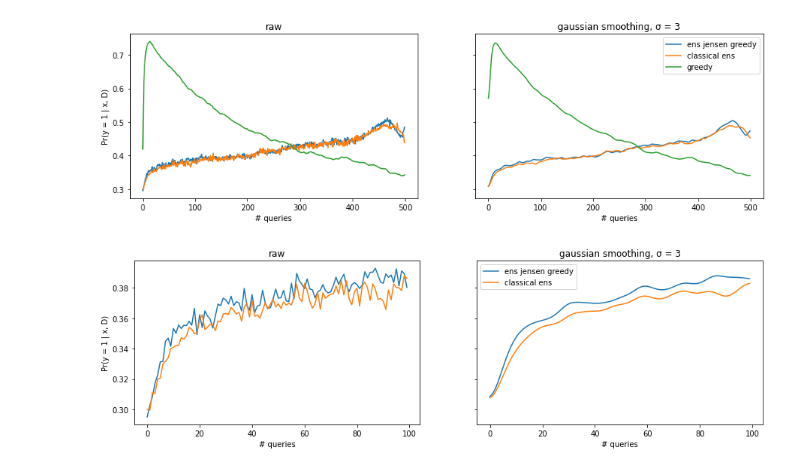
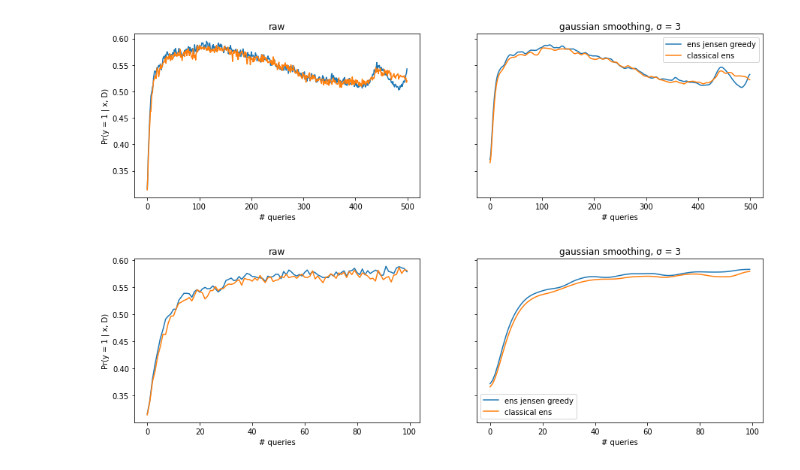
Before and after one commit to KrisNguyen135/diverse_as, a Jupyter notebook: notebooks/Performance/Drug queried probabilities.ipynb, the cells around one changed output. Drawn from its saved outputs; the diff is of its cells as text; code cells hidden in the pictures.

```diff
--- a/notebooks/Performance/Drug queried probabilities.ipynb
+++ b/notebooks/Performance/Drug queried probabilities.ipynb
@@ -16,10 +16,16 @@ num_exps = 120
 num_repeats_per_exp = 5
 
 policies = [
+    'ens jensen greedy_500',
+    'classical ens_500',
+    # 'greedy'
+]
+names = [
     'ens jensen greedy',
     'classical ens',
-    'greedy'
+    # 'greedy'
 ]
+assert len(policies) == len(names)
 
 n_classes = group_size + 1
 init_size = 1
@@ -53,28 +59,28 @@ squeezed_probs = probs.reshape(
 # %%
 sigma = 3
 
 fig, ax = plt.subplots(1, 2, figsize=(15, 4), sharey=True)
 
 for p_ind, policy in enumerate(policies):
-    ax[0].plot(squeezed_probs[p_ind].mean(axis=0), label=policy)
+    ax[0].plot(squeezed_probs[p_ind].mean(axis=0), label=names[p_ind])
 
 for p_ind, policy in enumerate(policies):
     ax[1].plot(
         gaussian_filter1d(squeezed_probs[p_ind].mean(axis=0), sigma=sigma),
-        label=policy
+        label=names[p_ind]
     )
 
 ax[0].set_title('raw')
 ax[1].set_title(f'gaussian smoothing, σ = {sigma}')
 
 ax[0].set_xlabel('# queries')
 ax[1].set_xlabel('# queries')
 
 ax[0].set_ylabel('Pr(y = 1 | x, D)')
 
 ax[1].legend();
 # %% [output]
-[figure, old version]
+[figure, new version]
 # %%
 sigma = 3
 cutoff = 100
@@ -82,12 +88,12 @@ cutoff = 100
 fig, ax = plt.subplots(1, 2, figsize=(15, 4), sharey=True)
 
 for p_ind, policy in enumerate(policies):
-    ax[0].plot(squeezed_probs[p_ind].mean(axis=0)[:cutoff], label=policy)
+    ax[0].plot(squeezed_probs[p_ind].mean(axis=0)[:cutoff], label=names[p_ind])
 
 for p_ind, policy in enumerate(policies):
     ax[1].plot(
         gaussian_filter1d(squeezed_probs[p_ind].mean(axis=0)[:cutoff], sigma=sigma),
-        label=policy
+        label=names[p_ind]
     )
 
 ax[0].set_title('raw')
@@ -100,4 +106,4 @@ ax[0].set_ylabel('Pr(y = 1 | x, D)')
 
 ax[1].legend();
 # %% [output]
-[figure, old version]
+[figure, new version]
```
Also changed, not shown: 10 other files.
